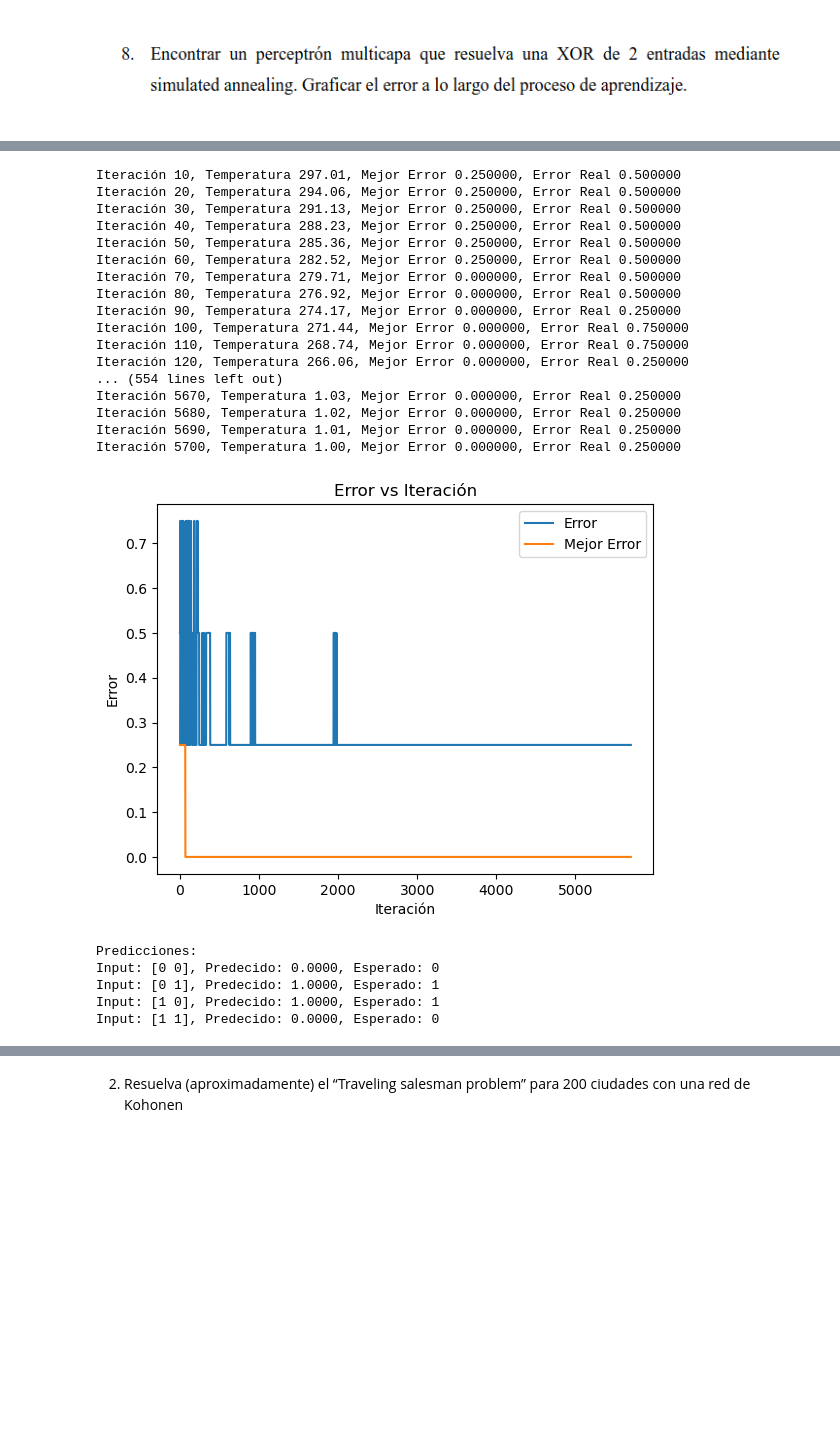
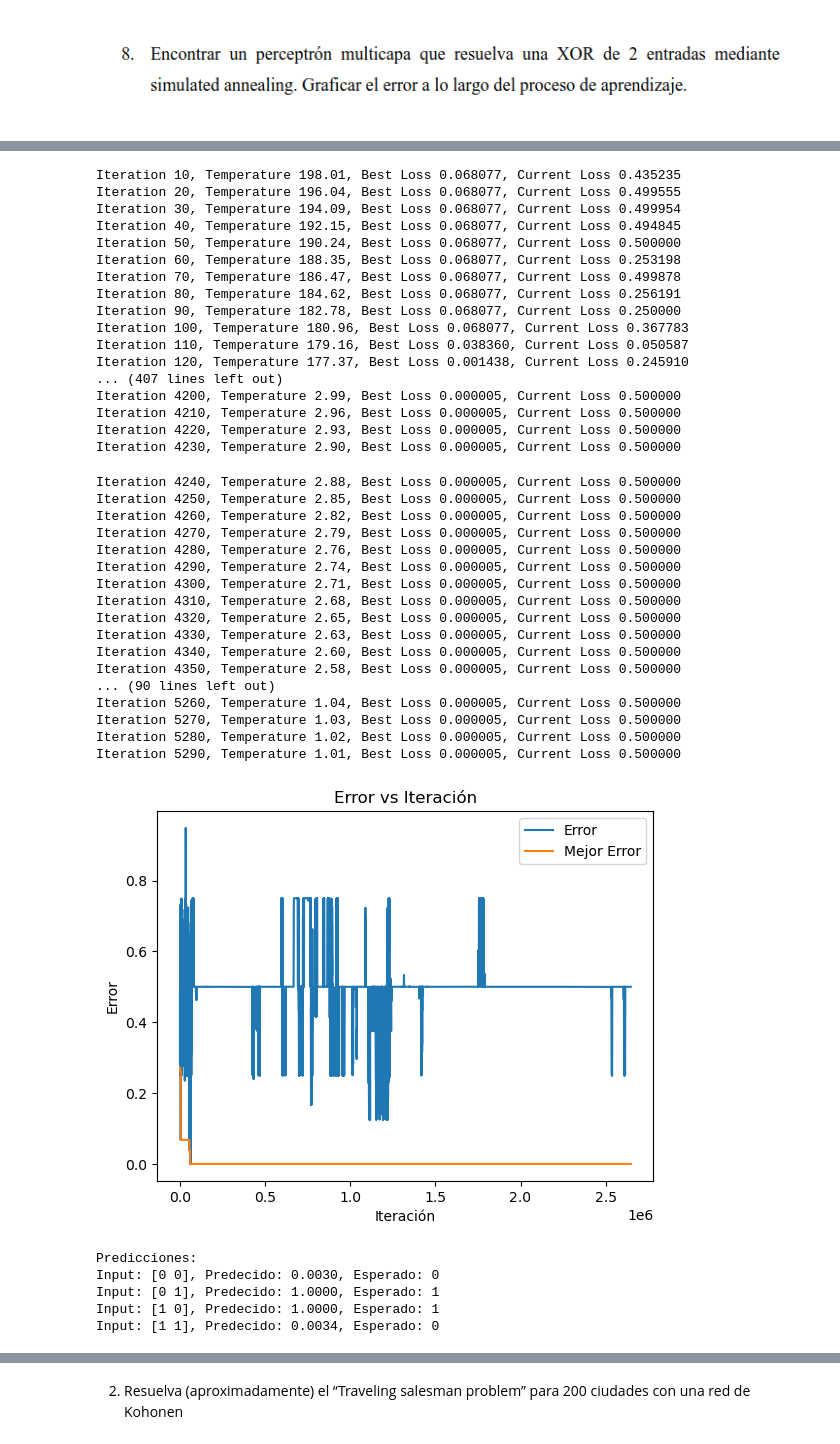
Before and after one commit to jstejman/Redes-Neuronales, a Jupyter notebook: tp3/Trabajo_Practico_3.ipynb, the cells around one changed output, grey strips where cells are left out. Drawn from its saved outputs; the diff is of its cells as text; code cells hidden in the pictures; blank space fills up the shorter version.

```diff
--- a/tp3/Trabajo_Practico_3.ipynb
+++ b/tp3/Trabajo_Practico_3.ipynb
@@ -115,56 +110,72 @@ X = np.array([
     [0, 1],
     [1, 0],
     [1, 1]
 ])
 y = np.array([
     [0],
     [1],
     [1],
     [0]
 ])
-mlp = MLP(input_size=2, hidden_size=75, output_size=1)
+mlp = MLP(input_size=2, hidden_size=6, output_size=1)
 
 best_errors, errors = mlp.simulated_annealing(
     X, y,
-    initial_temp=300,
+    initial_temp=200,
     final_temp=1,
     alpha=0.999,
-    max_iter=2000,
     best = True
 )
 plt.plot(errors)
 plt.plot(best_errors)
 plt.xlabel('Iteración')
 plt.ylabel('Error')
 plt.legend(['Error', 'Mejor Error'])
 plt.title('Error vs Iteración')
 plt.show()
 
 outputs = mlp.forward(X)
 print("Predicciones:")
 for input_data, output, target in zip(X, outputs, y):
     print(f"Input: {input_data}, Predecido: {output[0]:.4f}, Esperado: {target[0]}")
 # %% [output]
-Iteración 10, Temperatura 297.01, Mejor Error 0.250000, Error Real 0.500000
-Iteración 20, Temperatura 294.06, Mejor Error 0.250000, Error Real 0.500000
-Iteración 30, Temperatura 291.13, Mejor Error 0.250000, Error Real 0.500000
-Iteración 40, Temperatura 288.23, Mejor Error 0.250000, Error Real 0.500000
-Iteración 50, Temperatura 285.36, Mejor Error 0.250000, Error Real 0.500000
-Iteración 60, Temperatura 282.52, Mejor Error 0.250000, Error Real 0.500000
-Iteración 70, Temperatura 279.71, Mejor Error 0.000000, Error Real 0.500000
-Iteración 80, Temperatura 276.92, Mejor Error 0.000000, Error Real 0.500000
-Iteración 90, Temperatura 274.17, Mejor Error 0.000000, Error Real 0.250000
-Iteración 100, Temperatura 271.44, Mejor Error 0.000000, Error Real 0.750000
-Iteración 110, Temperatura 268.74, Mejor Error 0.000000, Error Real 0.750000
-Iteración 120, Temperatura 266.06, Mejor Error 0.000000, Error Real 0.250000
-... (554 lines left out)
-Iteración 5670, Temperatura 1.03, Mejor Error 0.000000, Error Real 0.250000
-Iteración 5680, Temperatura 1.02, Mejor Error 0.000000, Error Real 0.250000
-Iteración 5690, Temperatura 1.01, Mejor Error 0.000000, Error Real 0.250000
-Iteración 5700, Temperatura 1.00, Mejor Error 0.000000, Error Real 0.250000
+Iteration 10, Temperature 198.01, Best Loss 0.068077, Current Loss 0.435235
+Iteration 20, Temperature 196.04, Best Loss 0.068077, Current Loss 0.499555
+Iteration 30, Temperature 194.09, Best Loss 0.068077, Current Loss 0.499954
+Iteration 40, Temperature 192.15, Best Loss 0.068077, Current Loss 0.494845
+Iteration 50, Temperature 190.24, Best Loss 0.068077, Current Loss 0.500000
+Iteration 60, Temperature 188.35, Best Loss 0.068077, Current Loss 0.253198
+Iteration 70, Temperature 186.47, Best Loss 0.068077, Current Loss 0.499878
+Iteration 80, Temperature 184.62, Best Loss 0.068077, Current Loss 0.256191
+Iteration 90, Temperature 182.78, Best Loss 0.068077, Current Loss 0.250000
+Iteration 100, Temperature 180.96, Best Loss 0.068077, Current Loss 0.367783
+Iteration 110, Temperature 179.16, Best Loss 0.038360, Current Loss 0.050587
+Iteration 120, Temperature 177.37, Best Loss 0.001438, Current Loss 0.245910
+... (407 lines left out)
+Iteration 4200, Temperature 2.99, Best Loss 0.000005, Current Loss 0.500000
+Iteration 4210, Temperature 2.96, Best Loss 0.000005, Current Loss 0.500000
+Iteration 4220, Temperature 2.93, Best Loss 0.000005, Current Loss 0.500000
+Iteration 4230, Temperature 2.90, Best Loss 0.000005, Current Loss 0.500000
+Iteration 4240, Temperature 2.88, Best Loss 0.000005, Current Loss 0.500000
+Iteration 4250, Temperature 2.85, Best Loss 0.000005, Current Loss 0.500000
+Iteration 4260, Temperature 2.82, Best Loss 0.000005, Current Loss 0.500000
+Iteration 4270, Temperature 2.79, Best Loss 0.000005, Current Loss 0.500000
+Iteration 4280, Temperature 2.76, Best Loss 0.000005, Current Loss 0.500000
+Iteration 4290, Temperature 2.74, Best Loss 0.000005, Current Loss 0.500000
+Iteration 4300, Temperature 2.71, Best Loss 0.000005, Current Loss 0.500000
+Iteration 4310, Temperature 2.68, Best Loss 0.000005, Current Loss 0.500000
+Iteration 4320, Temperature 2.65, Best Loss 0.000005, Current Loss 0.500000
+Iteration 4330, Temperature 2.63, Best Loss 0.000005, Current Loss 0.500000
+Iteration 4340, Temperature 2.60, Best Loss 0.000005, Current Loss 0.500000
+Iteration 4350, Temperature 2.58, Best Loss 0.000005, Current Loss 0.500000
+... (90 lines left out)
+Iteration 5260, Temperature 1.04, Best Loss 0.000005, Current Loss 0.500000
+Iteration 5270, Temperature 1.03, Best Loss 0.000005, Current Loss 0.500000
+Iteration 5280, Temperature 1.02, Best Loss 0.000005, Current Loss 0.500000
+Iteration 5290, Temperature 1.01, Best Loss 0.000005, Current Loss 0.500000
-[figure, old version]
+[figure, new version]
-Predicciones:
-Input: [0 0], Predecido: 0.0000, Esperado: 0
-Input: [0 1], Predecido: 1.0000, Esperado: 1
-Input: [1 0], Predecido: 1.0000, Esperado: 1
-Input: [1 1], Predecido: 0.0000, Esperado: 0
+Predicciones:
+Input: [0 0], Predecido: 0.0030, Esperado: 0
+Input: [0 1], Predecido: 1.0000, Esperado: 1
+Input: [1 0], Predecido: 1.0000, Esperado: 1
+Input: [1 1], Predecido: 0.0034, Esperado: 0
```
Also changed, not shown: parts of 16 cells of this notebook, 1 other file.
